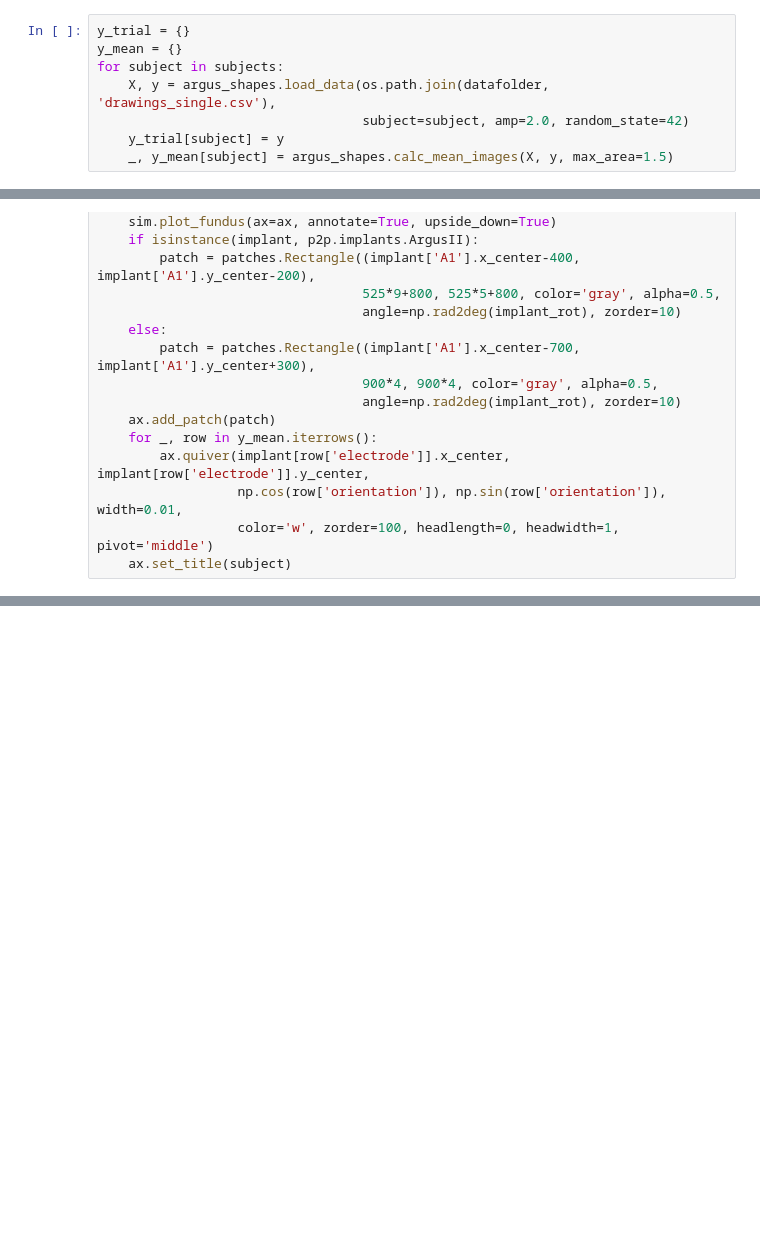
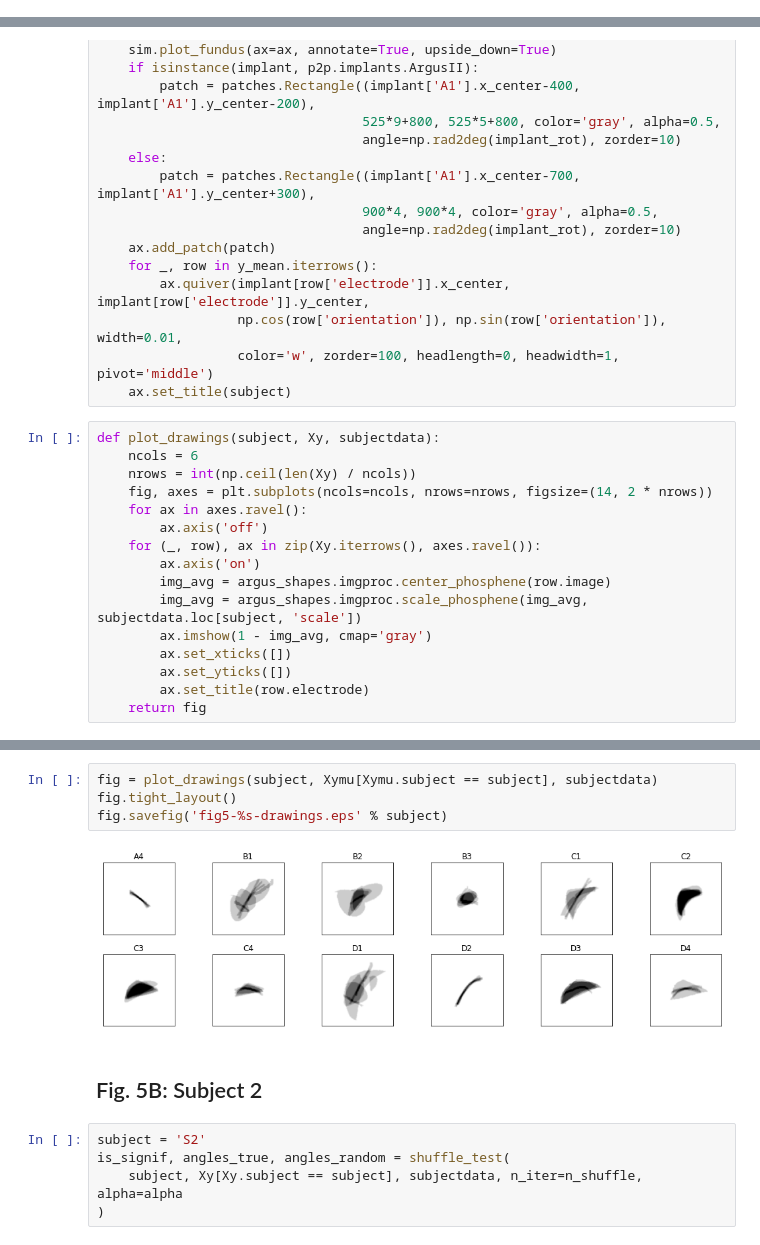
Before and after one commit to VisCog/ArgusShapes, a Jupyter notebook: figures/fig5-axon-map-orientation.ipynb, the cells around one changed output, grey strips where cells are left out. Drawn from its saved outputs; the diff is of its cells as text; blank space fills up the shorter version.

```diff
--- a/figures/fig5-axon-map-orientation.ipynb
+++ b/figures/fig5-axon-map-orientation.ipynb
@@ -25,11 +20,3 @@ subjects = subjectdata.index.sort_values()
 # %%
 n_shuffle = 1000
 alpha = 0.05
-# %%
-y_trial = {}
-y_mean = {}
-for subject in subjects:
-    X, y = argus_shapes.load_data(os.path.join(datafolder, 'drawings_single.csv'),
-                                  subject=subject, amp=2.0, random_state=42)
-    y_trial[subject] = y
-    _, y_mean[subject] = argus_shapes.calc_mean_images(X, y, max_area=1.5)
@@ -130,3 +125,19 @@ def plot_orientation(subject, y_mean, subjectdata, ax):
                   np.cos(row['orientation']), np.sin(row['orientation']), width=0.01,
                   color='w', zorder=100, headlength=0, headwidth=1, pivot='middle')
     ax.set_title(subject)
+# %%
+def plot_drawings(subject, Xy, subjectdata):
+    ncols = 6
+    nrows = int(np.ceil(len(Xy) / ncols))
+    fig, axes = plt.subplots(ncols=ncols, nrows=nrows, figsize=(14, 2 * nrows))
+    for ax in axes.ravel():
+        ax.axis('off')
+    for (_, row), ax in zip(Xy.iterrows(), axes.ravel()):
+        ax.axis('on')
+        img_avg = argus_shapes.imgproc.center_phosphene(row.image)
+        img_avg = argus_shapes.imgproc.scale_phosphene(img_avg, subjectdata.loc[subject, 'scale'])
+        ax.imshow(1 - img_avg, cmap='gray')
+        ax.set_xticks([])
+        ax.set_yticks([])
+        ax.set_title(row.electrode)
+    return fig
@@ -137,0 +163,13 @@ is_signif, angles_true, angles_random = shuffle_test(
+# %%
+fig = plot_drawings(subject, Xymu[Xymu.subject == subject], subjectdata)
+fig.tight_layout()
+fig.savefig('fig5-%s-drawings.eps' % subject)
+# %% [output]
+[figure, added]
+# %% [markdown]
+## Fig. 5B: Subject 2
+# %%
+subject = 'S2'
+is_signif, angles_true, angles_random = shuffle_test(
+    subject, Xy[Xy.subject == subject], subjectdata, n_iter=n_shuffle, alpha=alpha
+)
```
Also changed, not shown: parts of 30 cells of this notebook, 2 other files.
